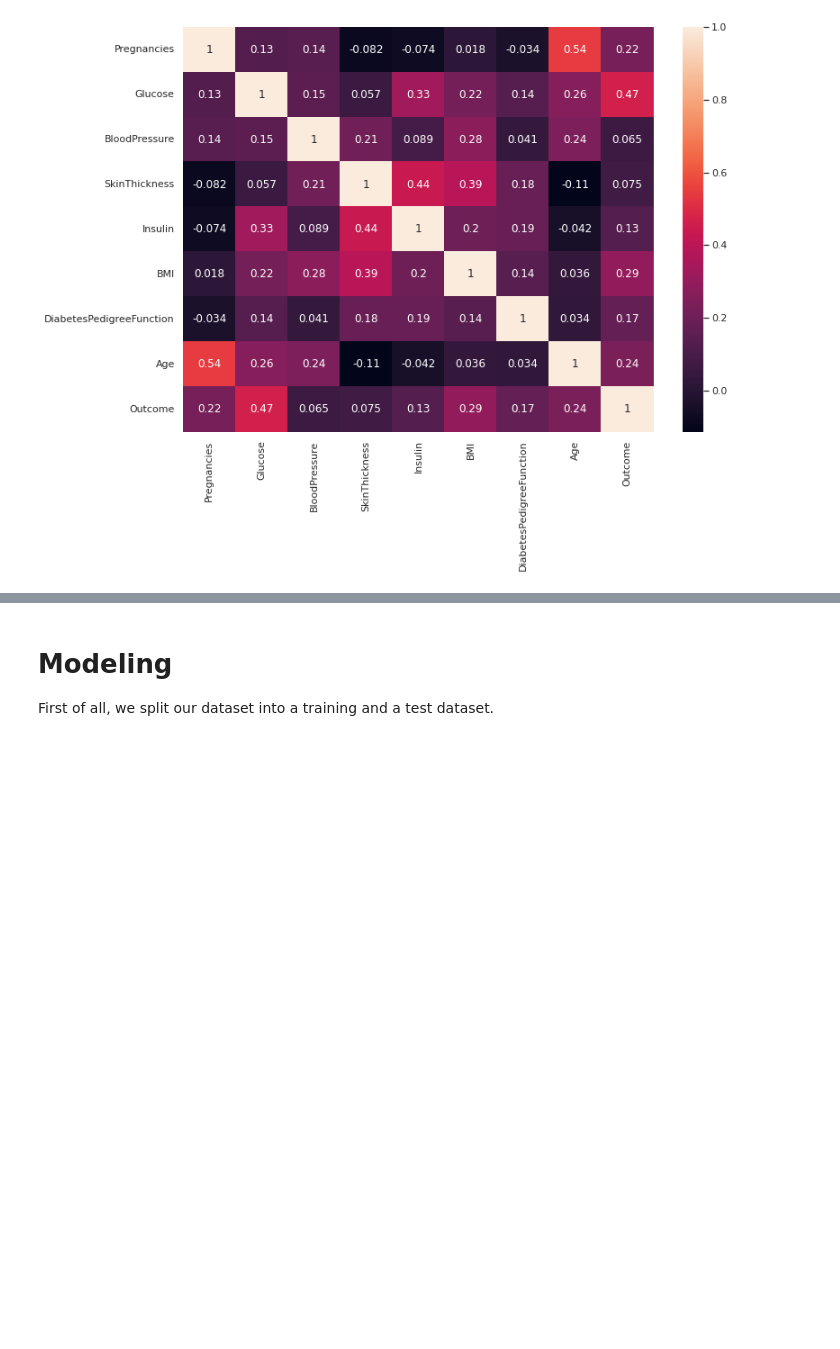
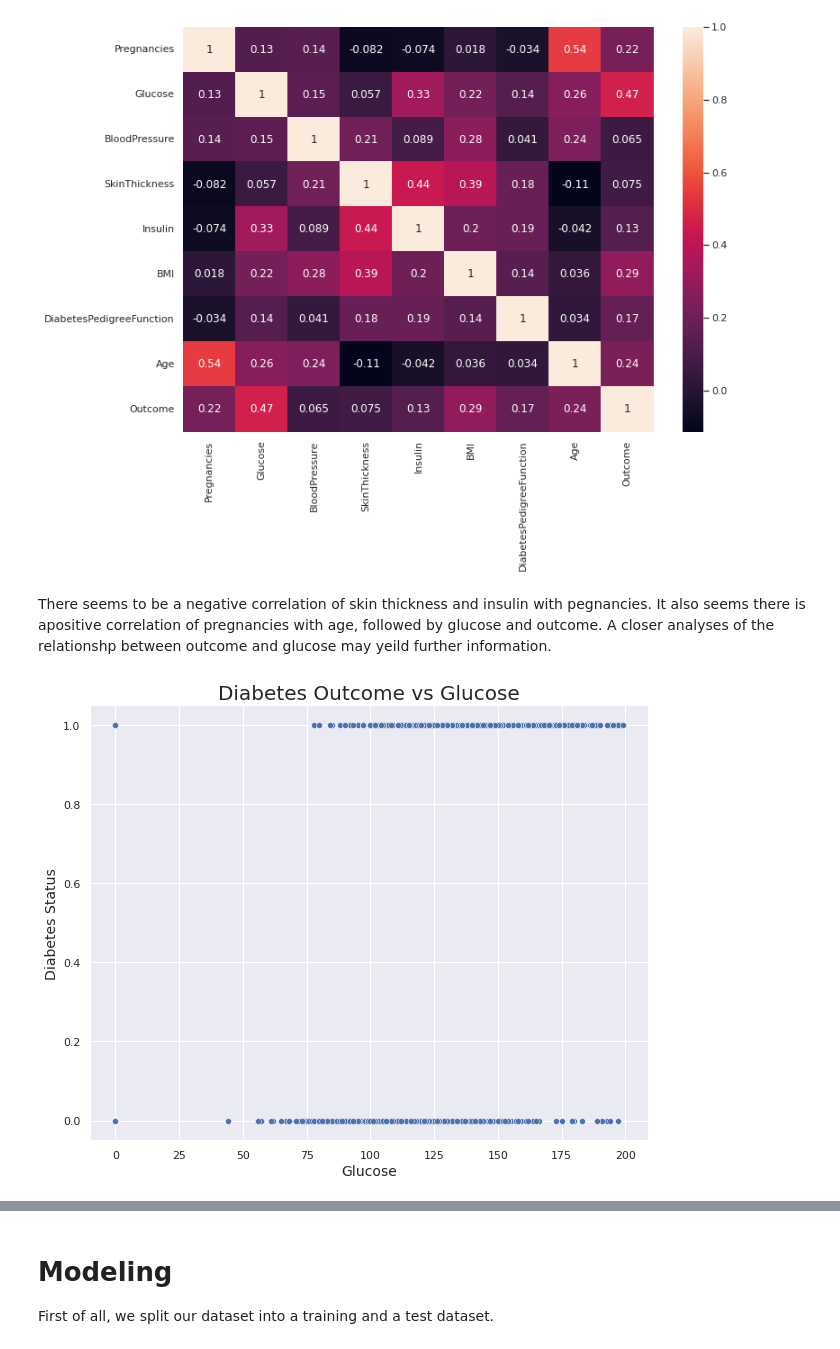
Before and after one commit to cechieh1/DSI, a Jupyter notebook: groupchallengewk14.ipynb, the cells around one changed output, grey strips where cells are left out. Drawn from its saved outputs; the diff is of its cells as text; code cells hidden in the pictures; blank space fills up the shorter version.

```diff
--- a/groupchallengewk14.ipynb
+++ b/groupchallengewk14.ipynb
@@ -118,3 +118,19 @@ sns.heatmap(df2.corr(),annot=True)
 # %% [output]
 <matplotlib.axes._subplots.AxesSubplot at 0x...>
 [figure]
+# %% [markdown]
+There seems to be a negative correlation of skin thickness and insulin with pegnancies. It also seems there is apositive correlation of pregnancies with age, followed by glucose and outcome.
+A closer analyses of the relationshp between outcome and glucose may yeild further information.
+# %%
+# Relationship of pregnancies with age
+plt.figure(figsize=(10,8))
+
+x = df2['Glucose'].values
+y = df2['Outcome'].values
+sns.scatterplot(x,y)
+plt.title('Diabetes Outcome vs Glucose',fontsize=20)
+plt.xlabel('Glucose',fontsize=14)
+plt.ylabel('Diabetes Status',fontsize=14)
+plt.show()
+# %% [output]
+[figure, added]
```
Also changed, not shown: parts of 3 cells of this notebook.
